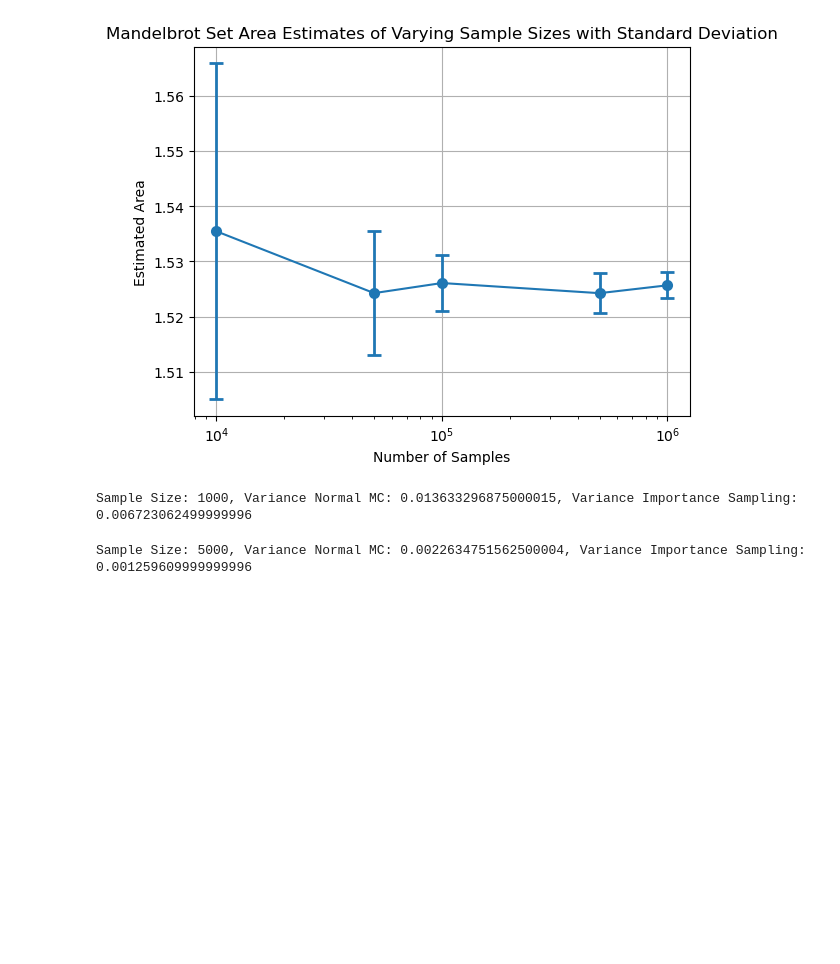
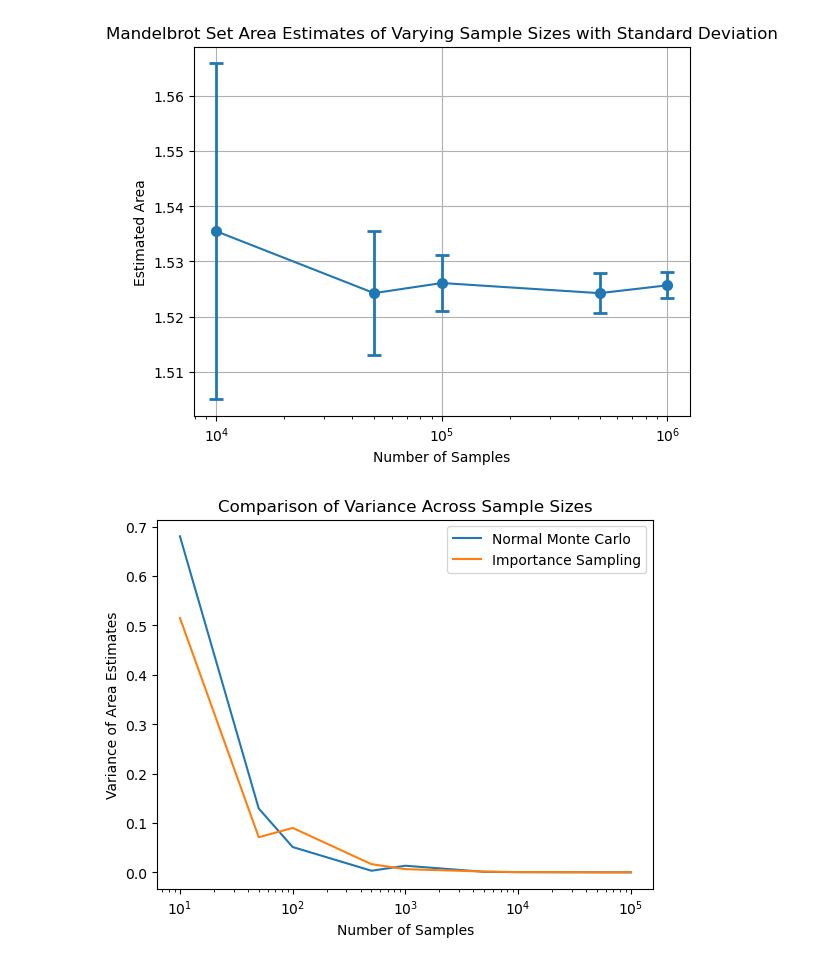
Before and after one commit to jonas4climate/ss-assignment1, a Jupyter notebook: CalvinLaw_11306734_RaymondZhang_14865904_JonasSchaefer_14039982_1.ipynb, the cells around one changed output. Cells and saved outputs as stored; diff of their text form; code cells hidden in the pictures; blank space fills up the shorter version.

```diff
--- a/CalvinLaw_11306734_RaymondZhang_14865904_JonasSchaefer_14039982_1.ipynb
+++ b/CalvinLaw_11306734_RaymondZhang_14865904_JonasSchaefer_14039982_1.ipynb
@@ -653,41 +653,47 @@ plt.show()
 # %%
 def variance_normal_mc(max_iter, n_points, repetitions):
     estimates = []
     for _ in range(repetitions):
         c_points, counts = mandelbrot_parallel_mc(max_iter, n_points)
         inside_points = c_points[counts == max(counts)] # Assuming > 1 member of the set
         area_estimate = len(inside_points) / n_points * total_area
         estimates.append(area_estimate)
     return np.var(estimates)
 
 def variance_importance_sampling(max_iter, n_points, repetitions):
     pdf = compute_importance_sampling_distribution(inside_points)
     estimates = []
     for _ in range(repetitions):
         new_samples = generate_samples_with_importance_sampling(pdf, n_points)
         area_estimate = estimate_mandelbrot_area_with_importance_sampling(new_samples)
         estimates.append(area_estimate)
     return np.var(estimates)
 
-sample_sizes = [1000, 5000, 10000, 50000, 100000]
+sample_sizes = [10, 50, 100, 500, 1_000, 5_000, 10_000, 50_000, 100_000]
 repetitions = 10
-variances_normal_mc = []
-variances_importance_sampling = []
 
-for n_points in tqdm(sample_sizes, desc='Sample Size Analysis', leave=True):
-    var_normal_mc = variance_normal_mc(max_iter, n_points, repetitions)
-    var_importance_sampling = variance_importance_sampling(max_iter, n_points, repetitions)
-    variances_normal_mc.append(var_normal_mc)
-    variances_importance_sampling.append(var_importance_sampling)
-    print(f"Sample Size: {n_points}, Variance Normal MC: {var_normal_mc}, Variance Importance Sampling: {var_importance_sampling}")
+def variance_experiment(sample_sizes, repetitions, print_intermed=True):
+    variances_normal_mc = []
+    variances_importance_sampling = []
 
-plt.plot(sample_sizes, variances_normal_mc, label='Normal Monte Carlo')
-plt.plot(sample_sizes, variances_importance_sampling, label='Importance Sampling')
+    for n_points in tqdm(sample_sizes, desc='Sample Size Analysis', leave=True):
+        var_normal_mc = variance_normal_mc(max_iter, n_points, repetitions)
+        var_importance_sampling = variance_importance_sampling(max_iter, n_points, repetitions)
+        variances_normal_mc.append(var_normal_mc)
+        variances_importance_sampling.append(var_importance_sampling)
+        if print_intermed:
+            print(f"Sample Size: {n_points}, Variance Normal MC: {var_normal_mc}, Variance Importance Sampling: {var_importance_sampling}")
+
+    return variances_normal_mc, variances_importance_sampling
+
+variances_normal_mc, variances_importance_sampling = variance_experiment(sample_sizes, repetitions, print_intermed=False)
+
+plt.semilogx(sample_sizes, variances_normal_mc, label='Normal Monte Carlo')
+plt.semilogx(sample_sizes, variances_importance_sampling, label='Importance Sampling')
 plt.xlabel('Number of Samples')
 plt.ylabel('Variance of Area Estimates')
 plt.title('Comparison of Variance Across Sample Sizes')
 plt.legend()
 plt.show()
 # %% [output]
-Sample Size: 1000, Variance Normal MC: 0.013633296875000015, Variance Importance Sampling: 0.006723062499999996
-Sample Size: 5000, Variance Normal MC: 0.0022634751562500004, Variance Importance Sampling: 0.001259609999999996
+[figure, added]
```
